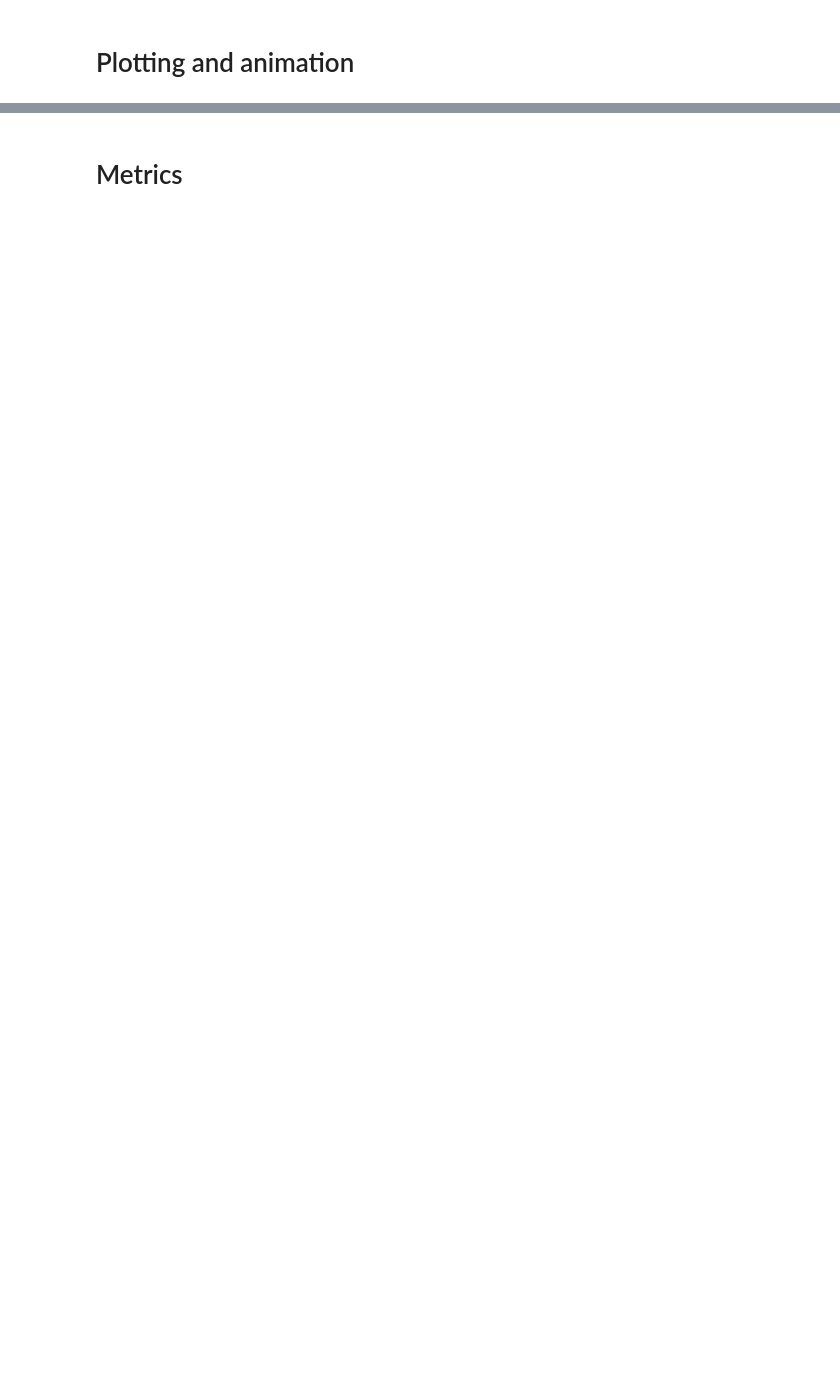
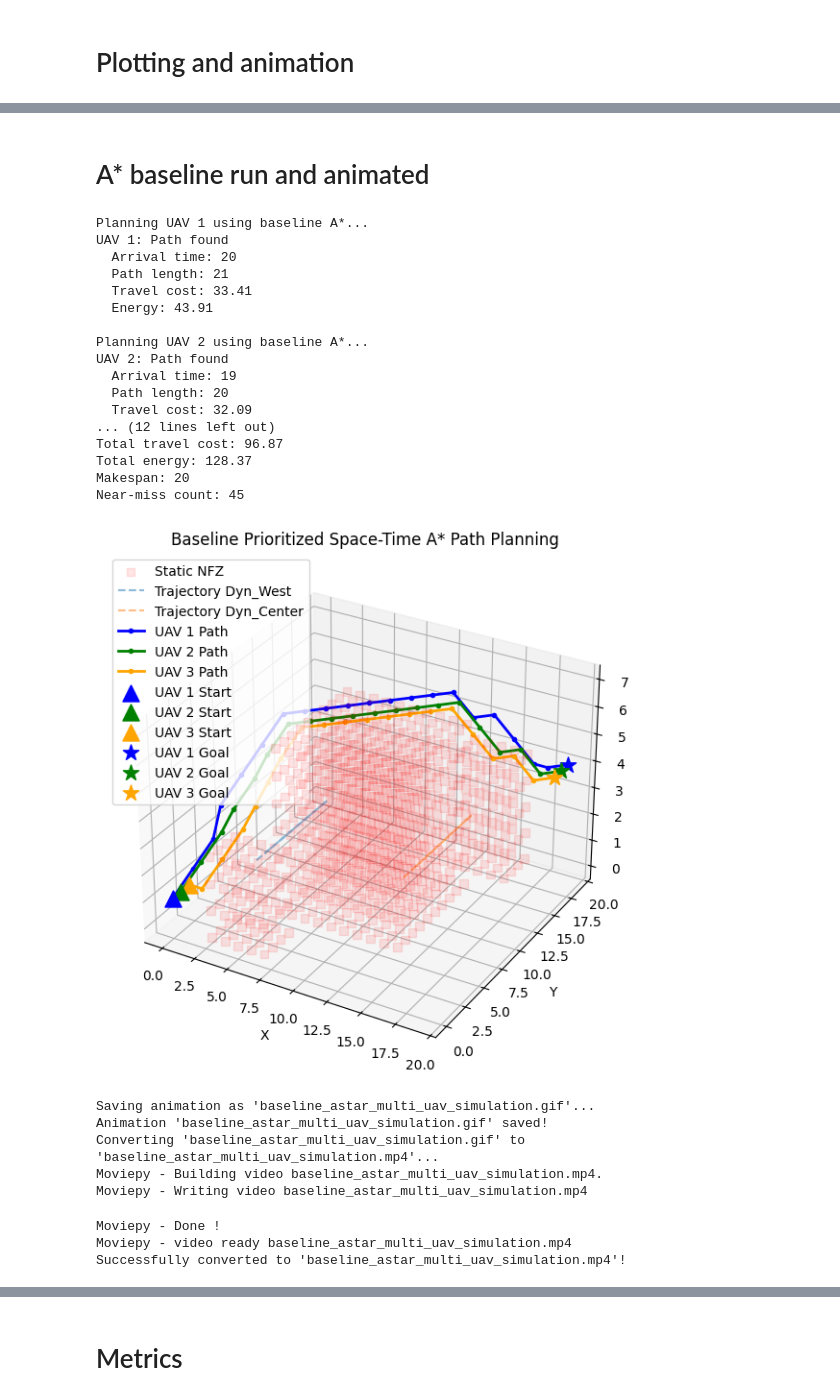
Before and after one commit to lamyaah/test, a Jupyter notebook: CSP_astar.ipynb, the cells around one changed output, grey strips where cells are left out. Drawn from its saved outputs; the diff is of its cells as text; code cells hidden in the pictures; blank space fills up the shorter version.

```diff
--- a/CSP_astar.ipynb
+++ b/CSP_astar.ipynb
@@ -925,0 +1072,63 @@ else:
+# %% [markdown]
+# A* baseline run and animated
+# %%
+baseline_paths, baseline_metrics = baseline_prioritized_astar(
+    env=env_multi_uav,
+    starts=starts_multi,
+    goals=goals_multi,
+    dynamic_obstacles=env_hazards_multi,
+    t_max=120
+)
+
+if baseline_paths:
+    plot_3d_paths(
+        env=env_multi_uav,
+        paths=baseline_paths,
+        dynamic_obstacles=env_hazards_multi,
+        starts=starts_multi,
+        goals=goals_multi,
+        title="Baseline Prioritized Space-Time A* Path Planning"
+    )
+
+    generate_uav_animation_gif(
+        env=env_multi_uav,
+        uav_paths_list=baseline_paths,
+        env_dynamic_obstacles=env_hazards_multi,
+        starts_list=starts_multi,
+        goals_list=goals_multi,
+        uav_colors=["royalblue", "limegreen", "darkorange"],
+        title="Baseline Prioritized Space-Time A*",
+        filename="baseline_astar_multi_uav_simulation.gif"
+    )
+
+    display(Image(filename="baseline_astar_multi_uav_simulation.gif"))
+
+else:
+    print("No paths found.")
+# %% [output]
+Planning UAV 1 using baseline A*...
+UAV 1: Path found
+  Arrival time: 20
+  Path length: 21
+  Travel cost: 33.41
+  Energy: 43.91
+
+Planning UAV 2 using baseline A*...
+UAV 2: Path found
+  Arrival time: 19
+  Path length: 20
+  Travel cost: 32.09
+... (12 lines left out)
+Total travel cost: 96.87
+Total energy: 128.37
+Makespan: 20
+Near-miss count: 45
+[figure, added]
+Saving animation as 'baseline_astar_multi_uav_simulation.gif'...
+Animation 'baseline_astar_multi_uav_simulation.gif' saved!
+Converting 'baseline_astar_multi_uav_simulation.gif' to 'baseline_astar_multi_uav_simulation.mp4'...
+Moviepy - Building video baseline_astar_multi_uav_simulation.mp4.
+Moviepy - Writing video baseline_astar_multi_uav_simulation.mp4
+Moviepy - Done !
+Moviepy - video ready baseline_astar_multi_uav_simulation.mp4
+Successfully converted to 'baseline_astar_multi_uav_simulation.mp4'!
```
Also changed, not shown: parts of 16 cells of this notebook.
